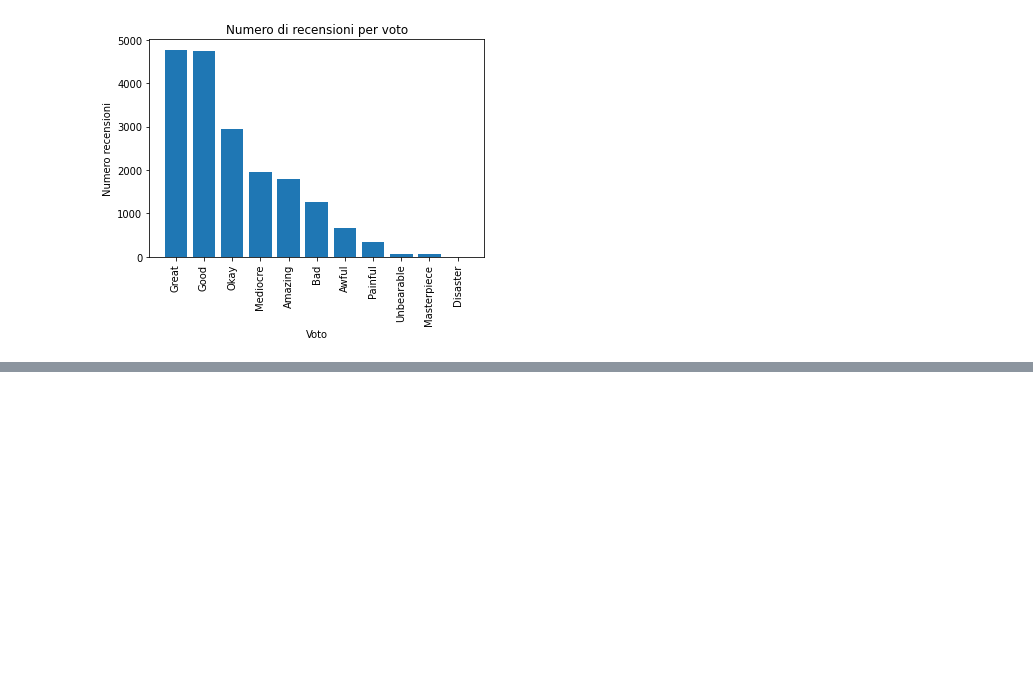
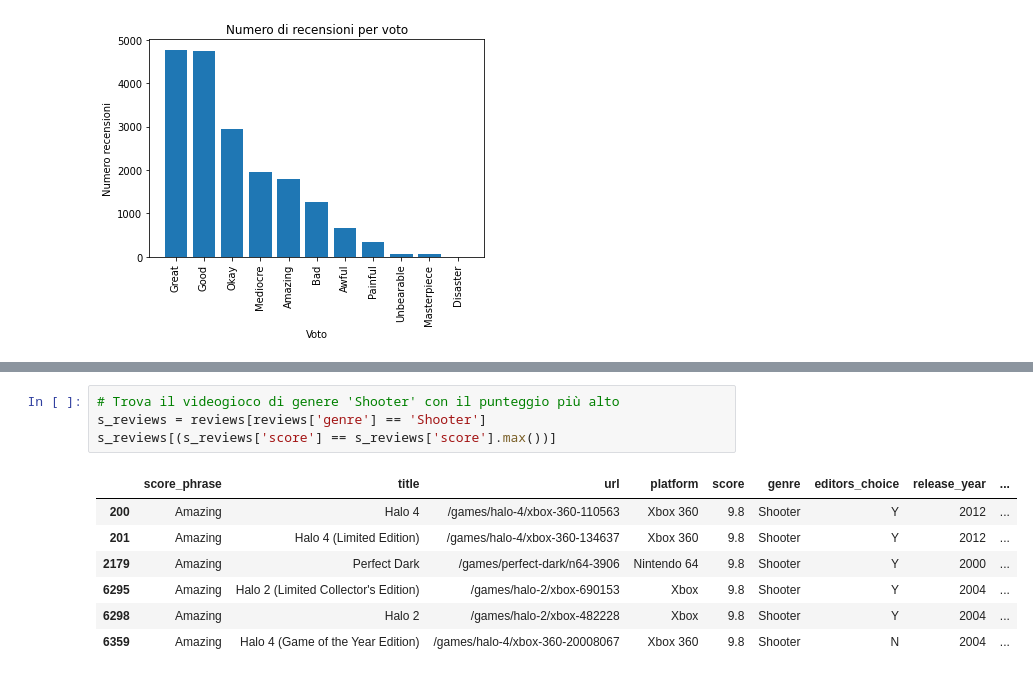
Before and after one commit to DavideScassola/data_analysis_laboratory, a Jupyter notebook: notebooks/introduzione_a_pandas.ipynb, the cells around one changed output, grey strips where cells are left out. Drawn from its saved outputs; the diff is of its cells as text; blank space fills up the shorter version.

```diff
--- a/notebooks/introduzione_a_pandas.ipynb
+++ b/notebooks/introduzione_a_pandas.ipynb
@@ -319,0 +328,12 @@ Text(0, 0.5, 'Numero recensioni')
+# %%
+# Trova il videogioco di genere 'Shooter' con il punteggio più alto
+s_reviews = reviews[reviews['genre'] == 'Shooter']
+s_reviews[(s_reviews['score'] == s_reviews['score'].max())]
+# %% [output]
+|  | score_phrase | title | url | platform | score | genre | editors_choice | release_year | ... |
+| 200 | Amazing | Halo 4 | /games/halo-4/xbox-360-110563 | Xbox 360 | 9.8 | Shooter | Y | 2012 | ... |
+| 201 | Amazing | Halo 4 (Limited Edition) | /games/halo-4/xbox-360-134637 | Xbox 360 | 9.8 | Shooter | Y | 2012 | ... |
+| 2179 | Amazing | Perfect Dark | /games/perfect-dark/n64-3906 | Nintendo 64 | 9.8 | Shooter | Y | 2000 | ... |
+| 6295 | Amazing | Halo 2 (Limited Collector's Edition) | /games/halo-2/xbox-690153 | Xbox | 9.8 | Shooter | Y | 2004 | ... |
+| 6298 | Amazing | Halo 2 | /games/halo-2/xbox-482228 | Xbox | 9.8 | Shooter | Y | 2004 | ... |
+| 6359 | Amazing | Halo 4 (Game of the Year Edition) | /games/halo-4/xbox-360-20008067 | Xbox 360 | 9.8 | Shooter | N | 2004 | ... |
```
Also changed, not shown: parts of 6 cells of this notebook.
